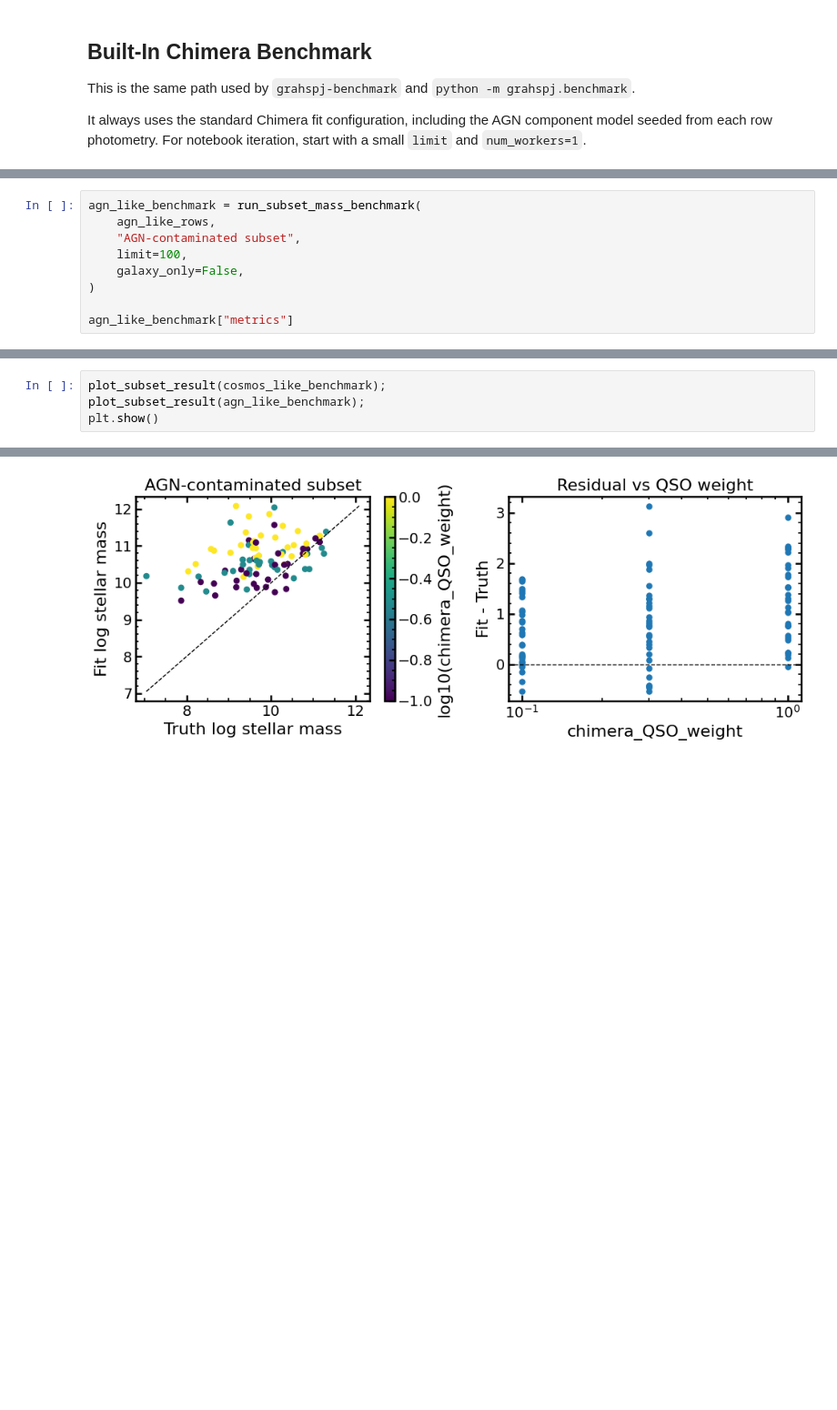
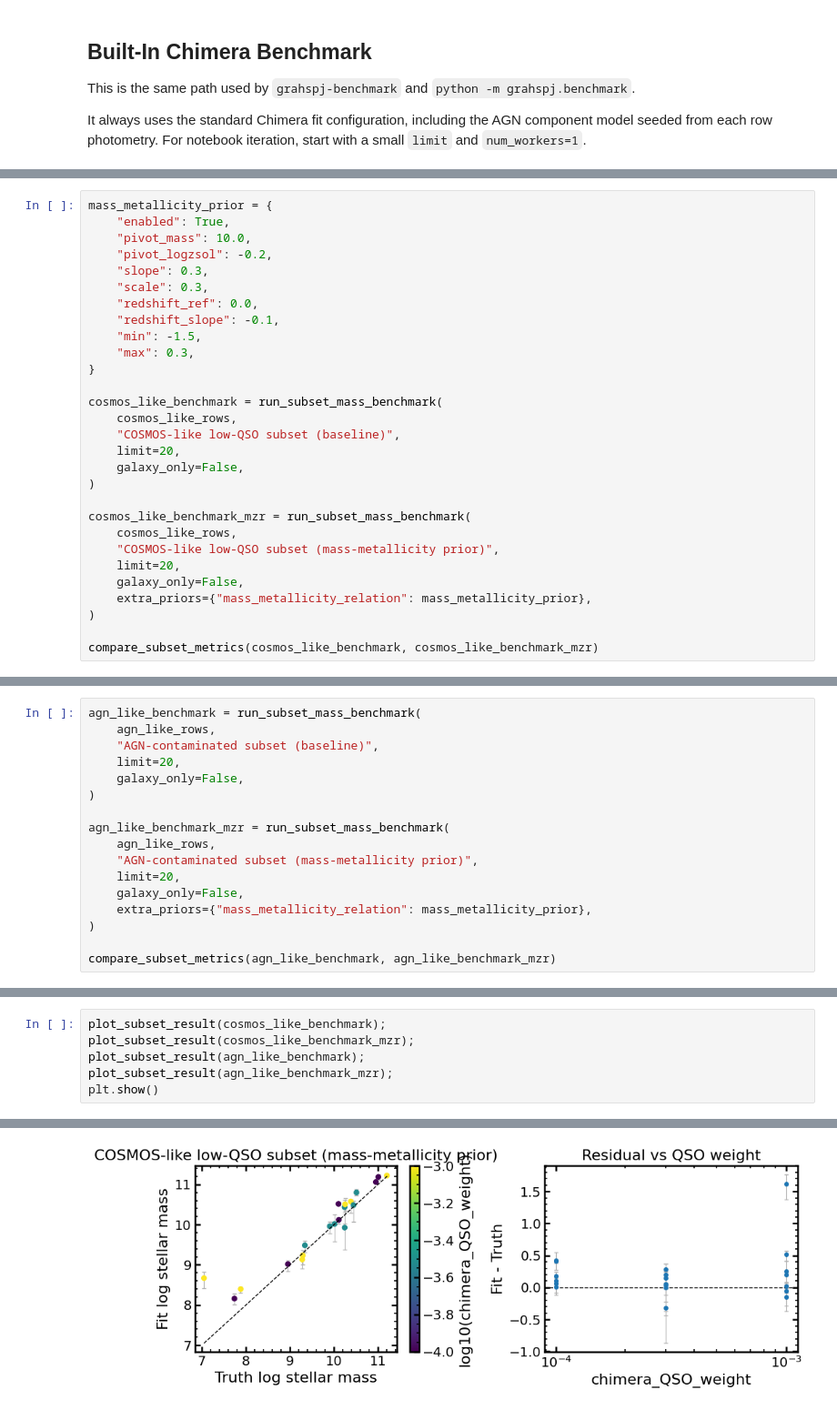
Before and after one commit to burke86/grahspj, a Jupyter notebook: notebooks/03_chimera_benchmarks.ipynb, the cells around one changed output, grey strips where cells are left out. Shown at 91% size. Cells and saved outputs as stored; diff of their text form; blank space fills up the shorter version.

```diff
--- a/notebooks/03_chimera_benchmarks.ipynb
+++ b/notebooks/03_chimera_benchmarks.ipynb
@@ -243,0 +268,29 @@ cosmos_like_benchmark["metrics"]
+# %%
+mass_metallicity_prior = {
+    "enabled": True,
+    "pivot_mass": 10.0,
+    "pivot_logzsol": -0.2,
+    "slope": 0.3,
+    "scale": 0.3,
+    "redshift_ref": 0.0,
+    "redshift_slope": -0.1,
+    "min": -1.5,
+    "max": 0.3,
+}
+
+cosmos_like_benchmark = run_subset_mass_benchmark(
+    cosmos_like_rows,
+    "COSMOS-like low-QSO subset (baseline)",
+    limit=20,
+    galaxy_only=False,
+)
+
+cosmos_like_benchmark_mzr = run_subset_mass_benchmark(
+    cosmos_like_rows,
+    "COSMOS-like low-QSO subset (mass-metallicity prior)",
+    limit=20,
+    galaxy_only=False,
+    extra_priors={"mass_metallicity_relation": mass_metallicity_prior},
+)
+
+compare_subset_metrics(cosmos_like_benchmark, cosmos_like_benchmark_mzr)
@@ -244,10 +329,18 @@ cosmos_like_benchmark["metrics"]
 # %%
 agn_like_benchmark = run_subset_mass_benchmark(
     agn_like_rows,
-    "AGN-contaminated subset",
-    limit=100,
+    "AGN-contaminated subset (baseline)",
+    limit=20,
     galaxy_only=False,
 )
 
-agn_like_benchmark["metrics"]
+agn_like_benchmark_mzr = run_subset_mass_benchmark(
+    agn_like_rows,
+    "AGN-contaminated subset (mass-metallicity prior)",
+    limit=20,
+    galaxy_only=False,
+    extra_priors={"mass_metallicity_relation": mass_metallicity_prior},
+)
+
+compare_subset_metrics(agn_like_benchmark, agn_like_benchmark_mzr)
 # %% [output]
@@ -279,5 +365,7 @@ agn_like_benchmark["metrics"]
 # %%
 plot_subset_result(cosmos_like_benchmark);
+plot_subset_result(cosmos_like_benchmark_mzr);
 plot_subset_result(agn_like_benchmark);
+plot_subset_result(agn_like_benchmark_mzr);
 plt.show()
 # %% [output]
@@ -285 +373 @@ plt.show()
-[figure, old version]
+[figure, new version]
```
Also changed, not shown: parts of 7 cells of this notebook, 4 other files.
